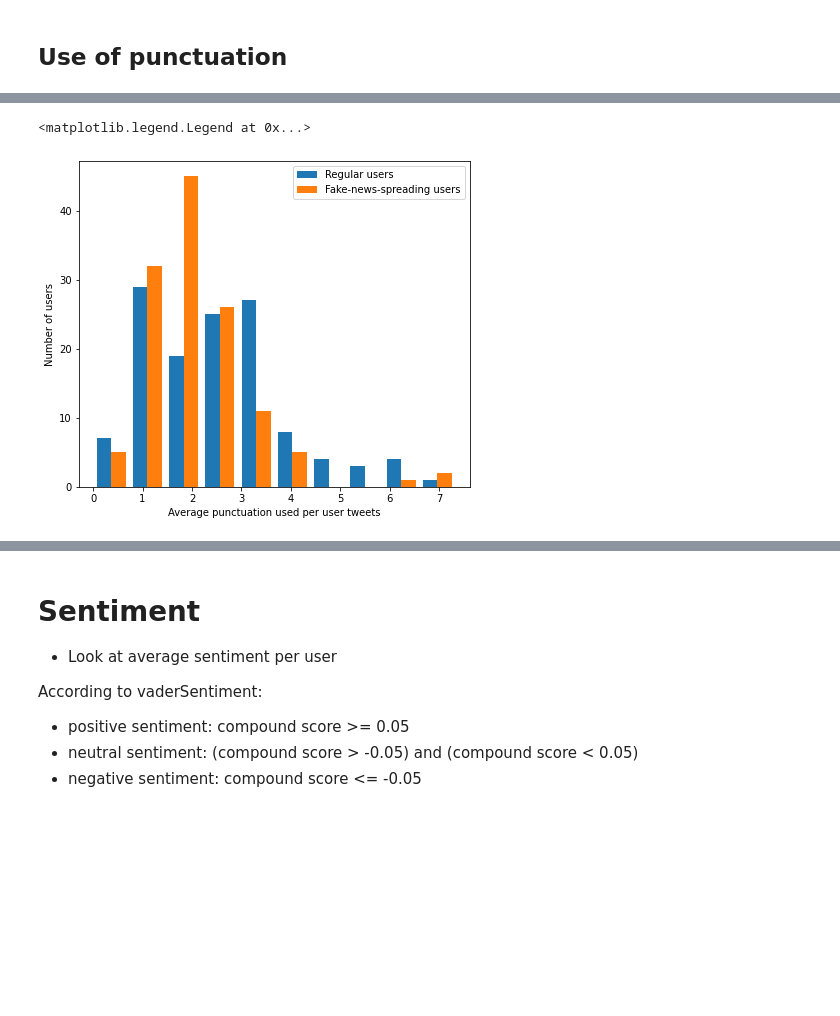
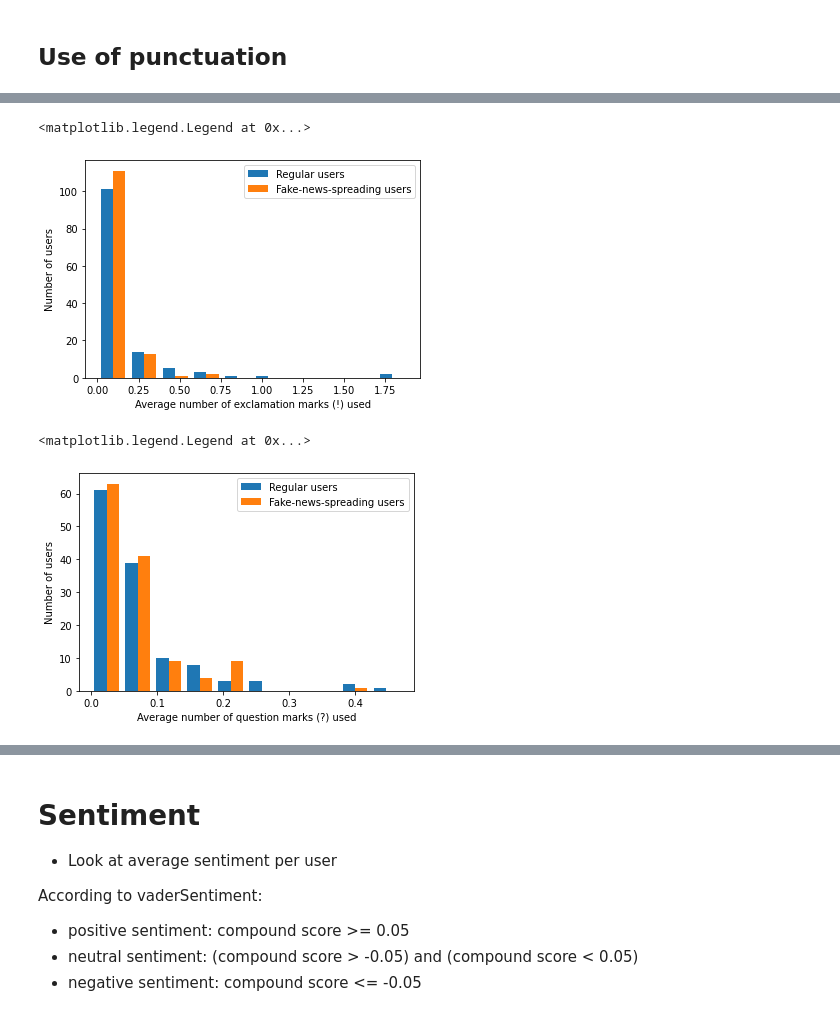
Before and after one commit to Fake-News-Profiling/fnp-models, a Jupyter notebook: classifier/src/notebooks/investigate_dataset.ipynb, the cells around one changed output, grey strips where cells are left out. Saved outputs shown, nothing was run; the diff lists cells and outputs as text; code cells hidden in the pictures; blank space fills up the shorter version.

Commit message:
Updated graphs

```diff
--- a/classifier/src/notebooks/investigate_dataset.ipynb
+++ b/classifier/src/notebooks/investigate_dataset.ipynb
@@ -42,6 +42,7 @@ print("%d truthful users, %d fake users" % (len(data_truth), len(data_fake)))
 digits = set("0123456789")
 printable = set(string.printable)
 punctuation = set(string.punctuation)
+punctuation.add("…")
 punctuation.remove('#')
 # %%
 def clean_text(text, remove_punc=True, remove_non_print=True, remove_emojis=True,
@@ -408,12 +460,3 @@ plt.legend()
 [figure]
 # %% [markdown]
 ## Use of punctuation
-# %%
-def average_punc_per_user(data_array):
-    """ Returns Numpy array of the average amount of punctuation used """
-    punc = set(string.punctuation)
-    punc.remove('#')
-    return np.asarray([
-        np.mean([sum([c in punc for c in tweet]) for tweet in user_tweets])
-        for user_tweets in data_array
-    ])
@@ -420,14 +506,22 @@ def average_punc_per_user(data_array):
 # %%
-fig, ax = plt.subplots(ncols=1, figsize=(7, 6))
-
-truthful_punc = average_punc_per_user(data_truth)
-fake_punc = average_punc_per_user(data_fake)
-
-# Punctuation
-ax.hist((truthful_punc, fake_punc), label=("Regular users", "Fake-news-spreading users"))
-ax.set_ylabel("Number of users")
-ax.set_xlabel("Average punctuation used per user tweets")
-ax.legend()
+# Average use of exclamation marks
+# plt.figure(figsize=(8, 6), dpi=300)
+plt.hist([truthful_punc[:, punc_indices["!"]], fake_punc[:, punc_indices["!"]]],
+         label=["Regular users", "Fake-news-spreading users"])
+plt.ylabel("Number of users")
+plt.xlabel("Average number of exclamation marks (!) used")
+plt.legend()
 # %% [output]
 <matplotlib.legend.Legend at 0x...>
-[figure, old version]
+[figure, new version]
+# %%
+# Average use of question marks
+# plt.figure(figsize=(8, 6), dpi=300)
+plt.hist([truthful_punc[:, punc_indices["?"]], fake_punc[:, punc_indices["?"]]],
+         label=["Regular users", "Fake-news-spreading users"])
+plt.ylabel("Number of users")
+plt.xlabel("Average number of question marks (?) used")
+plt.legend()
+# %% [output]
+<matplotlib.legend.Legend at 0x...>
+[figure, added]
```
Also changed, not shown: parts of 28 cells of this notebook.
